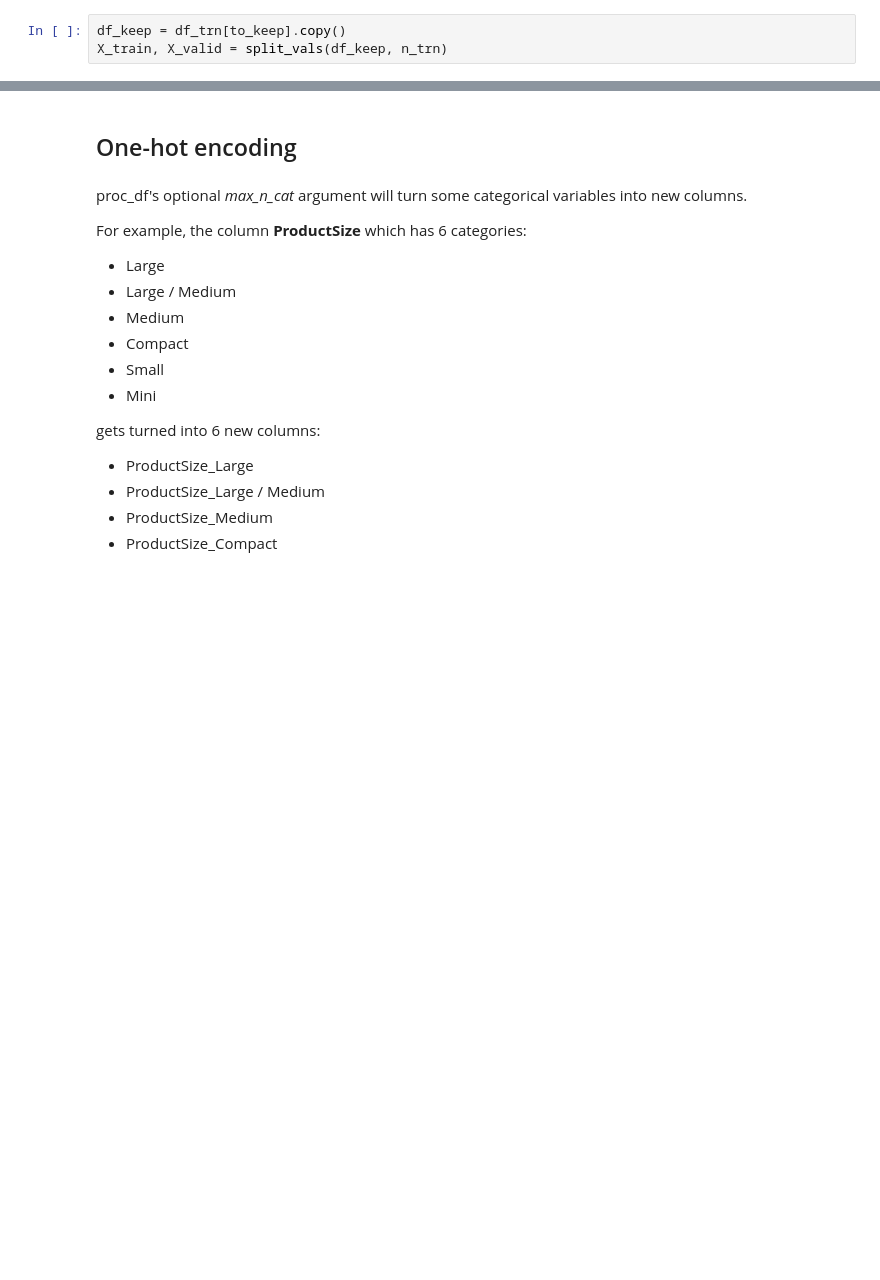
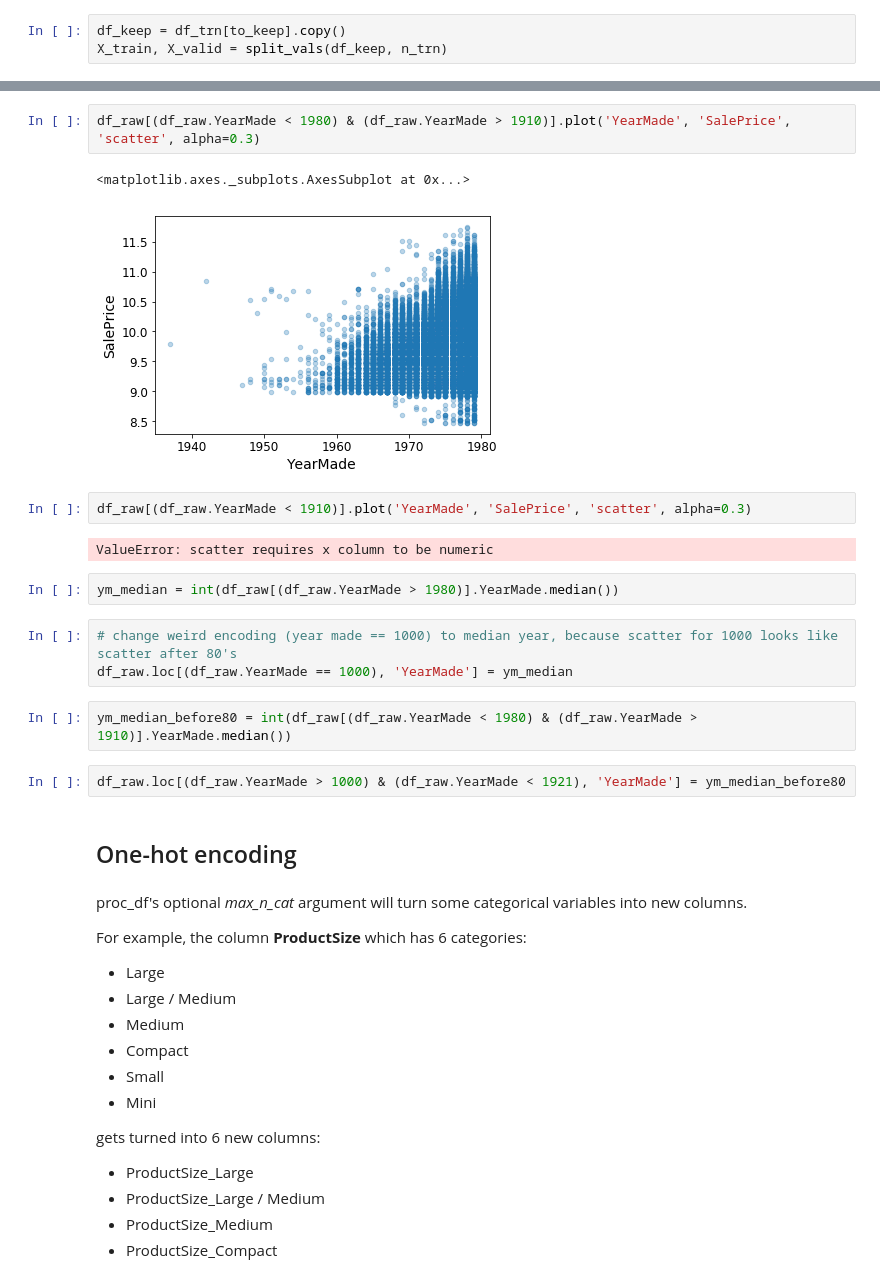
Before and after one commit to ademyanchuk/fasta_ml_course, a Jupyter notebook: lesson2-rf_interpretation.ipynb, the cells around one changed output, grey strips where cells are left out. Saved outputs shown, nothing was run; the diff lists cells and outputs as text; blank space fills up the shorter version.

```diff
--- a/lesson2-rf_interpretation.ipynb
+++ b/lesson2-rf_interpretation.ipynb
@@ -244,3 +251,21 @@ plot_fi(fi);
+# %%
+df_raw[(df_raw.YearMade < 1980) & (df_raw.YearMade > 1910)].plot('YearMade', 'SalePrice', 'scatter', alpha=0.3)
+# %% [output]
+<matplotlib.axes._subplots.AxesSubplot at 0x...>
+[figure, added]
+# %%
+df_raw[(df_raw.YearMade < 1910)].plot('YearMade', 'SalePrice', 'scatter', alpha=0.3)
+# %% [output]
+ValueError: scatter requires x column to be numeric
+# %%
+ym_median = int(df_raw[(df_raw.YearMade > 1980)].YearMade.median())
+# %%
+# change weird encoding (year made == 1000) to median year, because scatter for 1000 looks like scatter after 80's
+df_raw.loc[(df_raw.YearMade == 1000), 'YearMade'] = ym_median
+# %%
+ym_median_before80 = int(df_raw[(df_raw.YearMade < 1980) & (df_raw.YearMade > 1910)].YearMade.median())
+# %%
+df_raw.loc[(df_raw.YearMade > 1000) & (df_raw.YearMade < 1921), 'YearMade'] = ym_median_before80
 # %% [markdown]
 ## One-hot encoding
 # %% [markdown]
```
Also changed, not shown: parts of 26 cells of this notebook.
